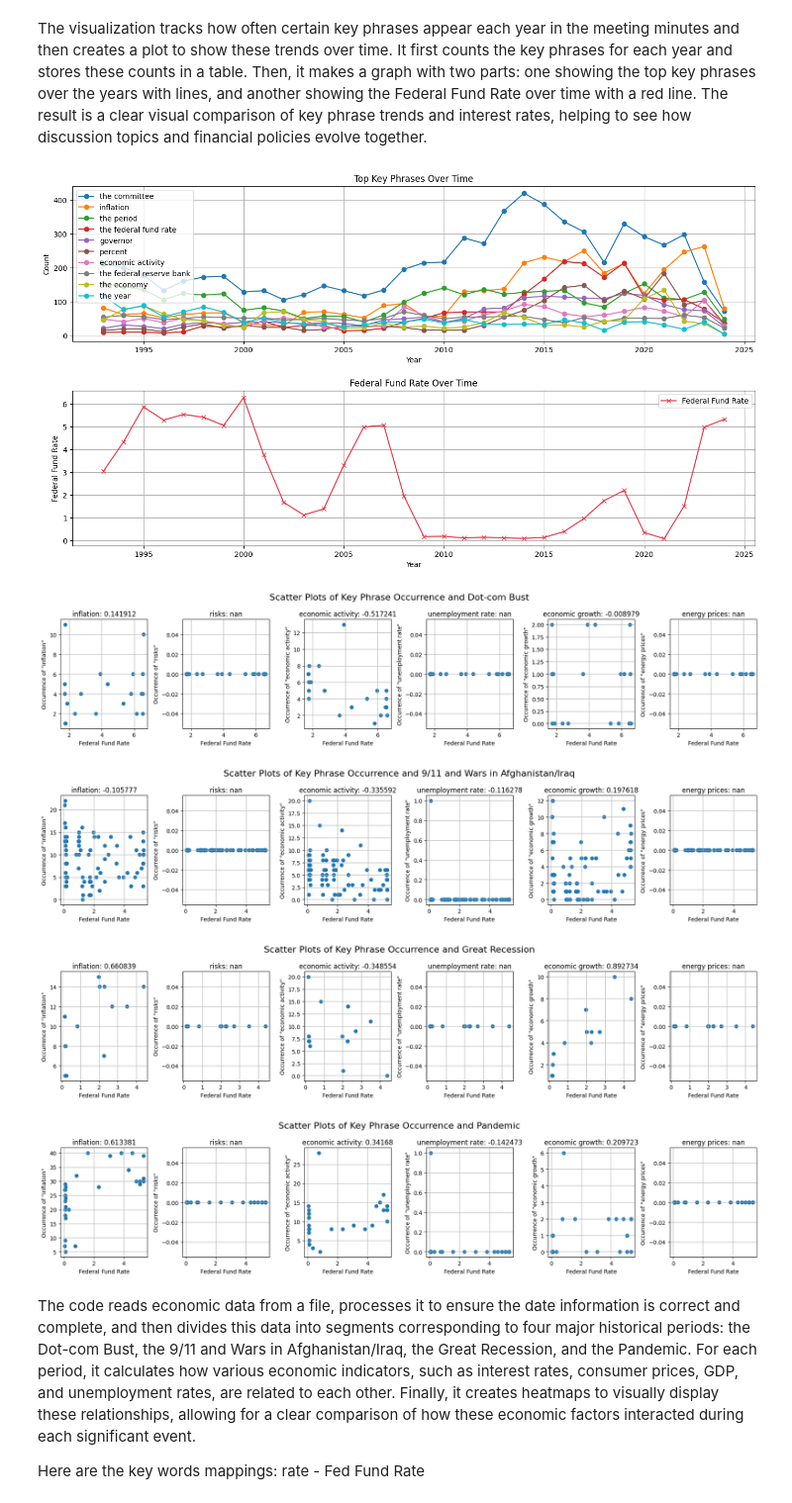
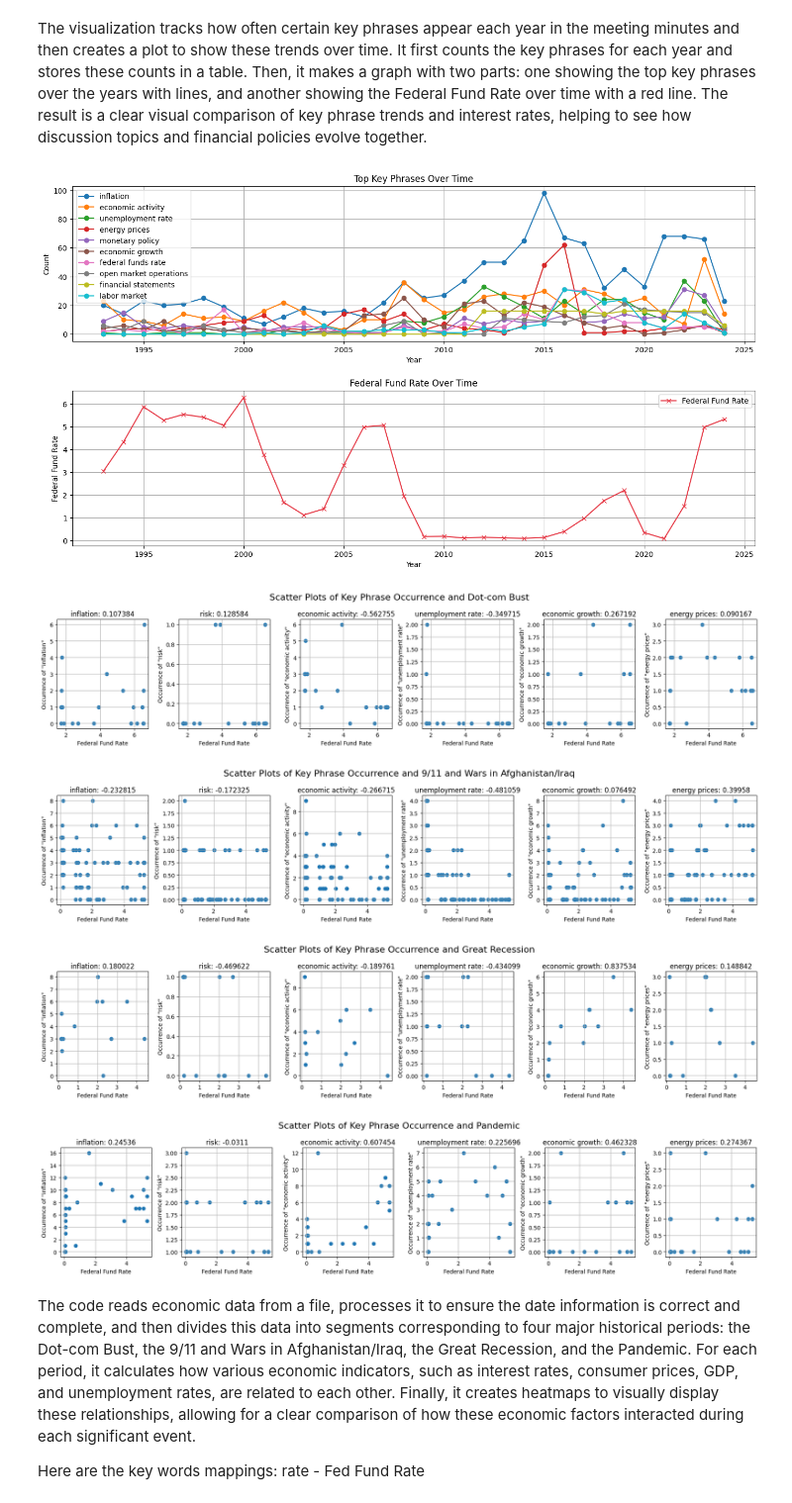
Before and after one commit to Cydia13526/s24-milestone2-team7-cspaarg-cydia-davidrez, a Jupyter notebook: project.ipynb, the cells around one changed output. Shown at 99% size. Cells and saved outputs as stored; diff of their text form; code cells hidden in the pictures.

Commit message:
add financial_terms.csv

```diff
--- a/project.ipynb
+++ b/project.ipynb
@@ -174,23 +193,24 @@ ng:<br>
 meeting_minutes_dir = "data/output"
 meeting_minutes_files = os.listdir(meeting_minutes_dir)
 
-custom_stop_words = set(stopwords.words('english'))
-
-df_financial_terms = pd.read_csv('data/Loughran-McDonald_MasterDictionary_1993-2023.csv')
-financial_terms = set(df_financial_terms['Word'])
+custom_stop_words = set(stopwords.words('english') + [
+    'mr', 'messrs', 'july', 'august', 'april', 'october', 'september',
+    'february', 'december', 'january', 'march', 'november', 'june', 'year'
+    'participant', 'page', 'noted', 'fourth', 'first', 'second', 'degree', 'shall',
+    'subcommittee', 'arrangement', 'million', 'paragraph', 'authorization'])
 
 # Function to preprocess text (tokenize and remove stop words)
 def preprocess_text(text):
     text = re.sub(r'\s+', ' ', text)  # Remove multiple spaces
     text = re.sub(r'[^\w\s]', '', text)  # Remove punctuation
     text = re.sub(r'\d+', '', text)
-    text = text.upper()  # Convert to lowercase
-    words = word_tokenize(text)
-    filtered_words = [word for word in words if word.upper() in financial_terms]
+    text = text.lower()  # Convert to lowercase
+    tokens = word_tokenize(text)
+    lemmatizer = WordNetLemmatizer()
+    words = [lemmatizer.lemmatize(token) for token in tokens]
+    filtered_words = [word for word in words if word.lower() not in custom_stop_words]
     cleaned_tokens = [word.lower() for word in filtered_words if word.isalpha()]
-    lemmatizer = WordNetLemmatizer()
-    tokens = [lemmatizer.lemmatize(word) for word in cleaned_tokens]
-    return ' '.join(tokens)
+    return ' '.join(cleaned_tokens)
 
 meeting_minutes = []
 for file in meeting_minutes_files:
@@ -470,23 +490,20 @@ The script below uses SpaCy, a library for natural language processing, to find
 An exclusion list is created with words and phrases like 'committees', 'participants', and 'economy' that are too general or not useful for the analysis. The function is then applied to the meeting minutes stored in a DataFrame called merge_df. The resulting key phrases for each meeting minute are added as a new column called 'key_phrases'. This helps in highlighting the most relevant and important phrases from the meeting minutes, making it easier to understand the key points discussed.
 # %%
 nlp = spacy.load("en_core_web_sm")
+df_financial_terms = pd.read_csv('data/financial_terms_content.csv')
+financial_terms = set(df_financial_terms['content'].str.lower())
 
 def extract_key_phrases(texts, exclude_strings=None):
     if exclude_strings is None:
-        exclude_strings = []
+        exclude_list = []
     docs = list(nlp.pipe(texts, batch_size=50))
     key_phrases = []
     for doc in docs:
-        phrases = [chunk.text for chunk in doc.noun_chunks if chunk.text.lower() not in stopwords.words('english') and chunk.text.lower() not in exclude_strings]
+        phrases = [chunk.text for chunk in doc.noun_chunks if chunk.text.lower() not in stopwords.words('english') and chunk.text.lower() in financial_terms]
         key_phrases.append(phrases)
     return key_phrases
 
-exclude_list = ['us', 'committees', 'participants', 'members', 'several participants',
-                'committee', 'period', 'term', 'many participants', 'federal reserve banks',
-                'federal reserves', 'measures', 'month', 'federal open market committee',
-                'member', 'several participant', 'participant', 'many participant',
-                'next meeting committee', 'intermeeting period', 'direct federal reserve bank new york',
-                'monetary policy', 'office board governor federal reserve system washington dc' ]
+exclude_list = [ ]
 merge_df['key_phrases'] = extract_key_phrases(merge_df['meeting_minute'].tolist(), exclude_strings=exclude_list)
 
 dot_com_bust_key_phase = filter_by_time_bracket(merge_df, *time_brackets["Dot-com Bust"])
@@ -579,42 +596,42 @@ axes[1].grid(True)
 plt.tight_layout(pad=2.0)
 plt.show()
 # %% [output]
-[figure, old version]
+[figure, new version]
 # %%
 def analyze_all_years(merge_df, texts, topic):
     num_texts = len(texts)
     fig, axes = plt.subplots(1, num_texts, figsize=(3 * num_texts,  4))
     correlations = {}
 
     for j, text in enumerate(texts):
         correlation = merge_df['rate'].corr(merge_df['key_phrases'].apply(lambda x: x.count(text)))
         correlations[text] = correlation
 
         # Plot the scatter plot for the text
         ax = axes[j]
         ax.scatter(merge_df['rate'], merge_df['key_phrases'].apply(lambda x: x.count(text)))
         ax.set_title(f'{text}: {round(correlation, 6)}')
         ax.set_xlabel('Federal Fund Rate')
         ax.set_ylabel(f'Occurrence of "{text}"')
         ax.grid(True)
 
     fig.suptitle(f'Scatter Plots of Key Phrase Occurrence and {topic}', fontsize=16)
     plt.tight_layout()
     plt.show()
 
 # Example usage:
-texts = ['inflation','risks', 'economic activity', 'unemployment rate', 'economic growth', 'energy prices']
+texts = ['inflation', 'risk', 'economic activity', 'unemployment rate', 'economic growth', 'energy prices']
 
 # Example data (replace with your actual DataFrames)
 analyze_all_years(dot_com_bust_key_phase, texts, 'Dot-com Bust')
 analyze_all_years(wars_in_afghanistan_iraq_key_phase, texts, '9/11 and Wars in Afghanistan/Iraq')
 analyze_all_years(great_recession_key_phase, texts, 'Great Recession')
 analyze_all_years(pandemic_key_phase, texts, 'Pandemic')
 # %% [output]
-[figure, old version]
+[figure, new version]
-[figure, old version]
+[figure, new version]
-[figure, old version]
+[figure, new version]
-[figure, old version]
+[figure, new version]
 # %% [markdown]
 The code reads economic data from a file, processes it to ensure the date information is correct and complete, and then divides this data into segments corresponding to four major historical periods: the Dot-com Bust, the 9/11 and Wars in Afghanistan/Iraq, the Great Recession, and the Pandemic. For each period, it calculates how various economic indicators, such as interest rates, consumer prices, GDP, and unemployment rates, are related to each other. Finally, it creates heatmaps to visually display these relationships, allowing for a clear comparison of how these economic factors interacted during each significant event.
 
```
Also changed, not shown: parts of 14 cells of this notebook, 2 other files.
